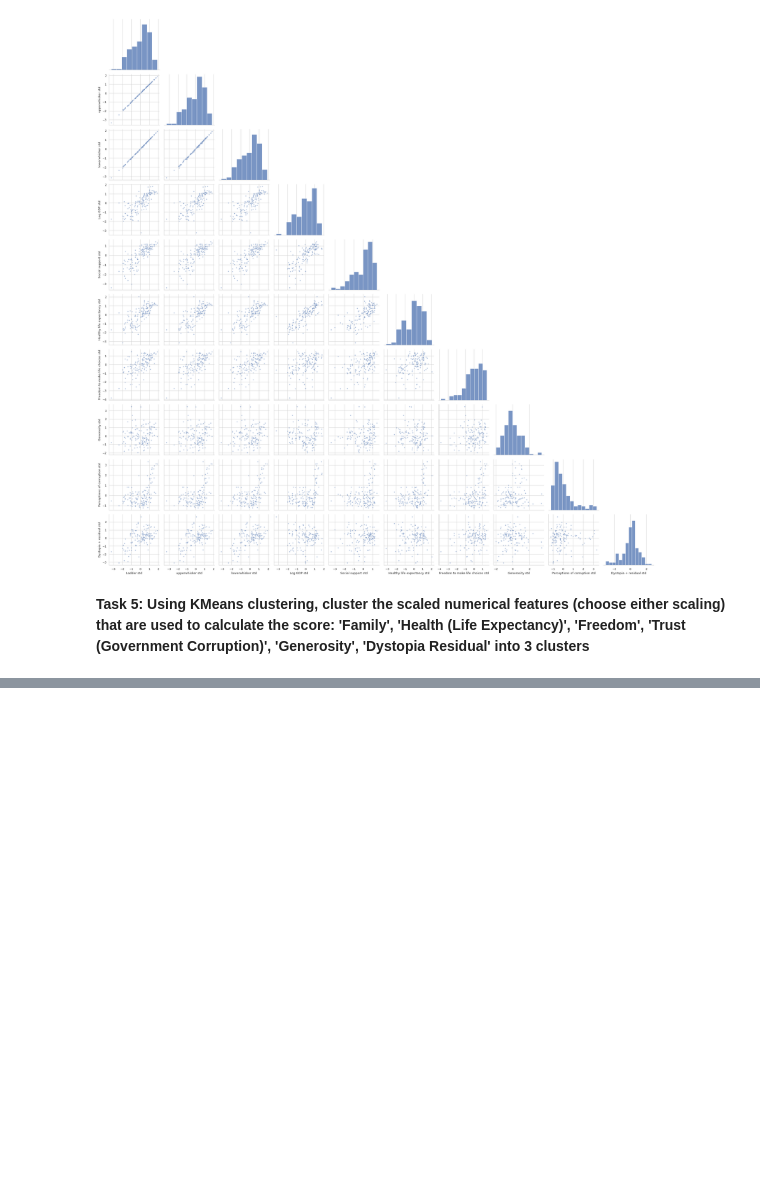
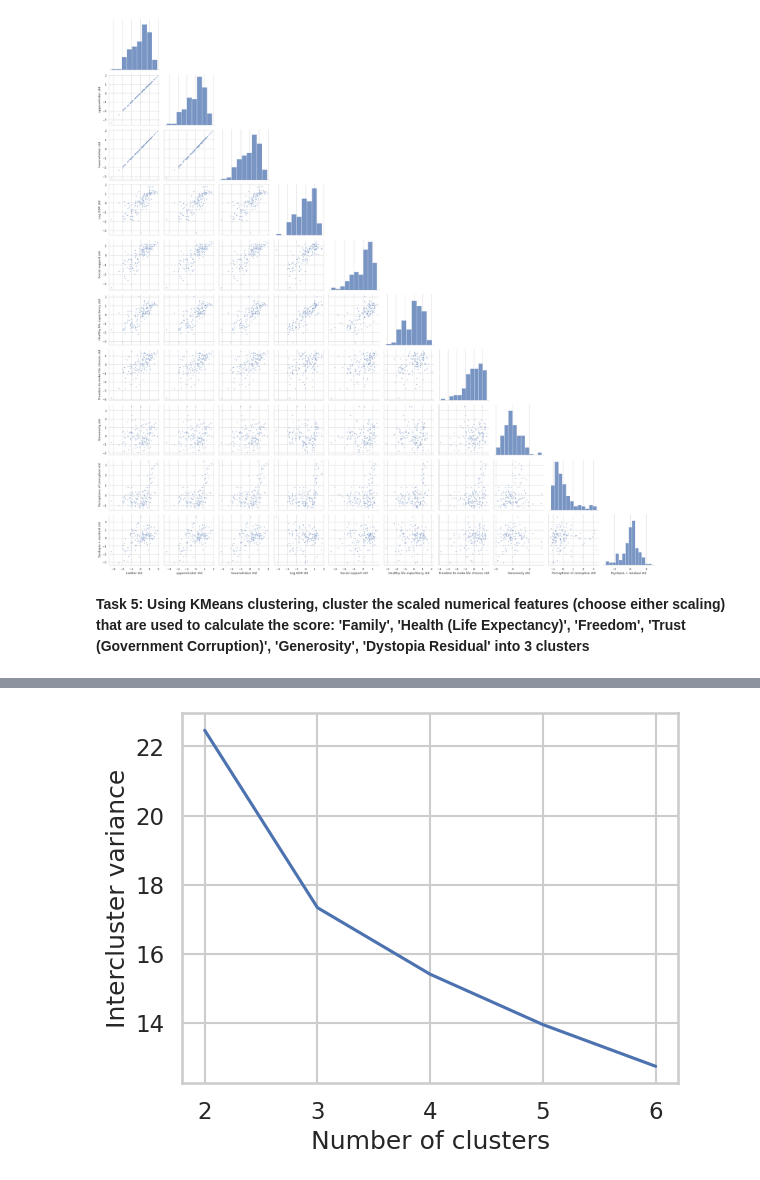
Before and after one commit to ASBRUC/DSPS_ABruce, a Jupyter notebook: HW7/AlexBruceHW7.ipynb, the cells around one changed output, grey strips where cells are left out. Saved outputs shown, nothing was run; the diff lists cells and outputs as text; code cells hidden in the pictures; blank space fills up the shorter version.

```diff
--- a/HW7/AlexBruceHW7.ipynb
+++ b/HW7/AlexBruceHW7.ipynb
@@ -304,0 +305,19 @@ for i in range(0,5):
+# %%
+vs = {}
+labels={}
+nclusters = range(2,7)
+for j,n_c in enumerate(nclusters):
+    #find the clusters for every N
+    clf = sklearn.cluster.KMeans(n_clusters=n_c, n_init='auto')
+    #get the cluster label for every point
+    labels[n_c] = clf.fit_predict(kall) #.reshape(100,2)
+    #calculate the intercluster variance for the model
+    vs[n_c] = clf.inertia_
+# %%
+sns.set(style="whitegrid", context="talk")
+plt.plot(range(2,7), vs.values())
+plt.xlabel("Number of clusters")
+plt.ylabel("Intercluster variance")
+plt.show()
+# %% [output]
+[figure, added]
```
Also changed, not shown: parts of 8 cells of this notebook.
